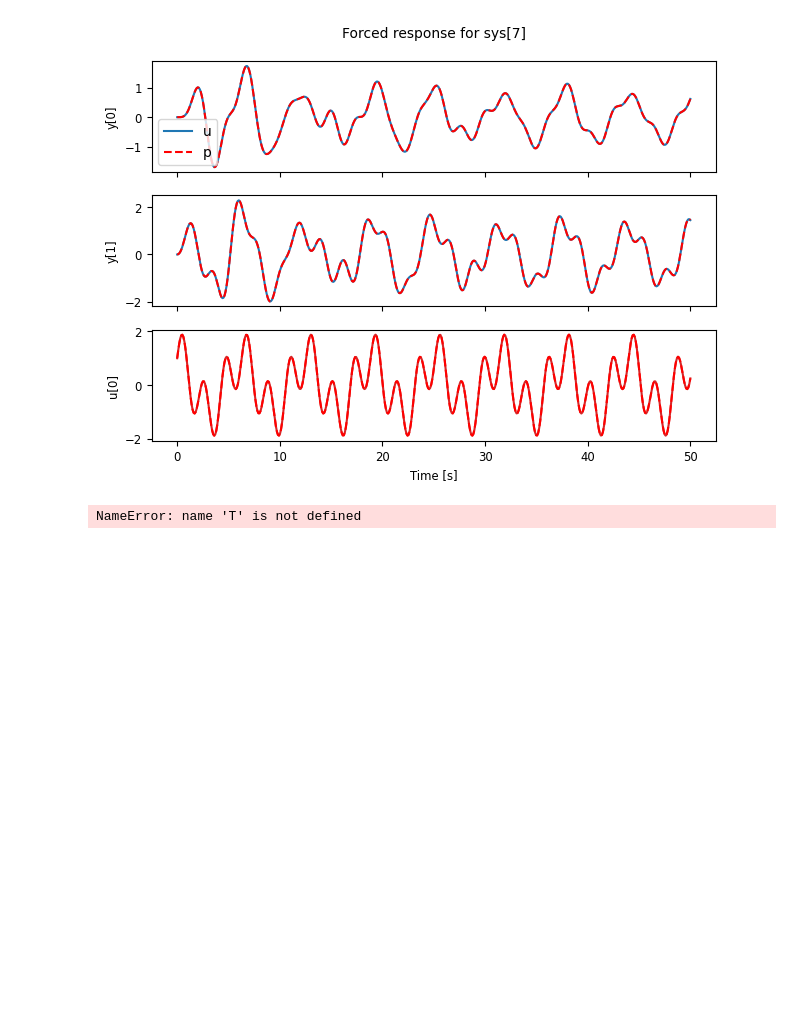
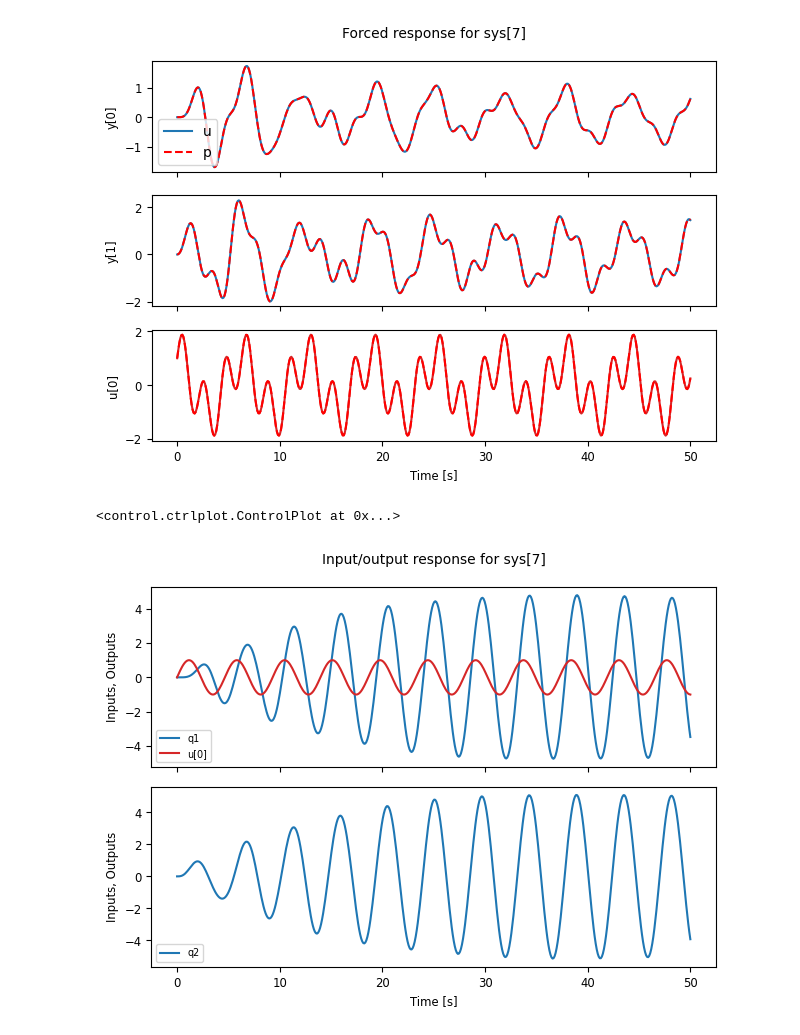
Before and after one commit to vuluongd/python_practice, a Jupyter notebook: control/system_dynamics.ipynb, the cells around one changed output. Drawn from its saved outputs; the diff is of its cells as text; code cells hidden in the pictures; blank space fills up the shorter version.

```diff
--- a/control/system_dynamics.ipynb
+++ b/control/system_dynamics.ipynb
@@ -173,10 +178,10 @@ cplt.axes[0, 0].legend('upper right')
 # %%
 # Manual computation of frequency response
 resp = ctrl.input_output_response(sys, T, np.sin(1.35 * T))
 resp.plot(
     plot_inputs='overlay',
-    labels=[['q1', 'q2'], ['u']],
-    legend_map=np.array([['lower left'], ['lower left']])
-)
+    legend_map=np.array([['lower left'], ['lower left']]),
+    label=[['q1', 'u[0]'], ['q2', None]])
 # %% [output]
-NameError: name 'T' is not defined
+<control.ctrlplot.ControlPlot at 0x...>
+[figure, added]
```
Also changed, not shown: parts of 3 cells of this notebook.
